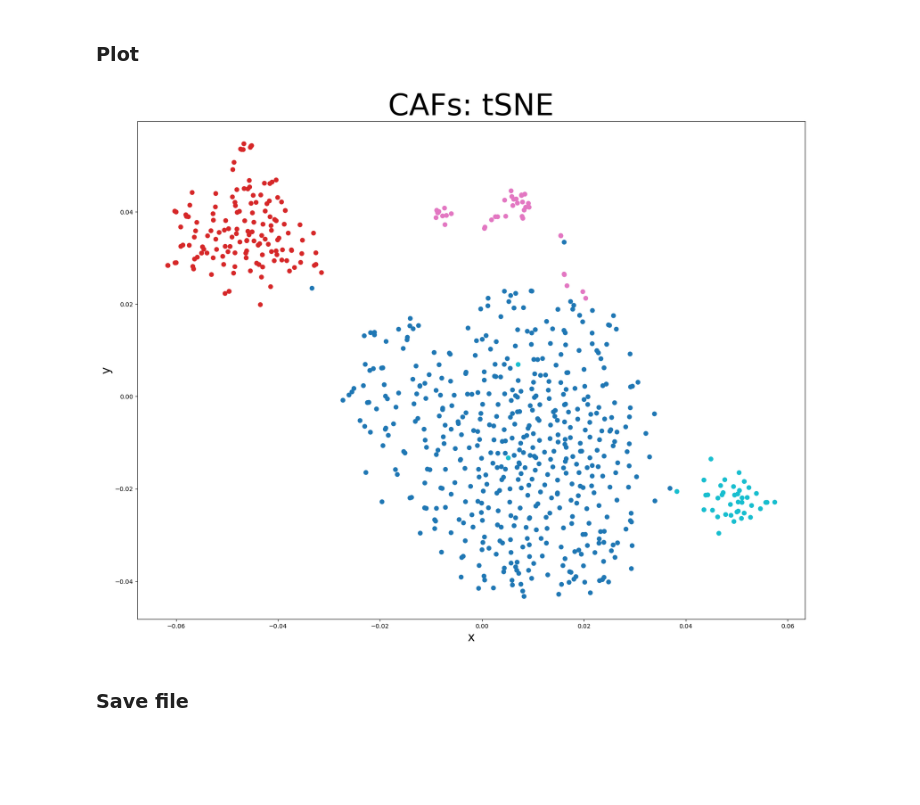
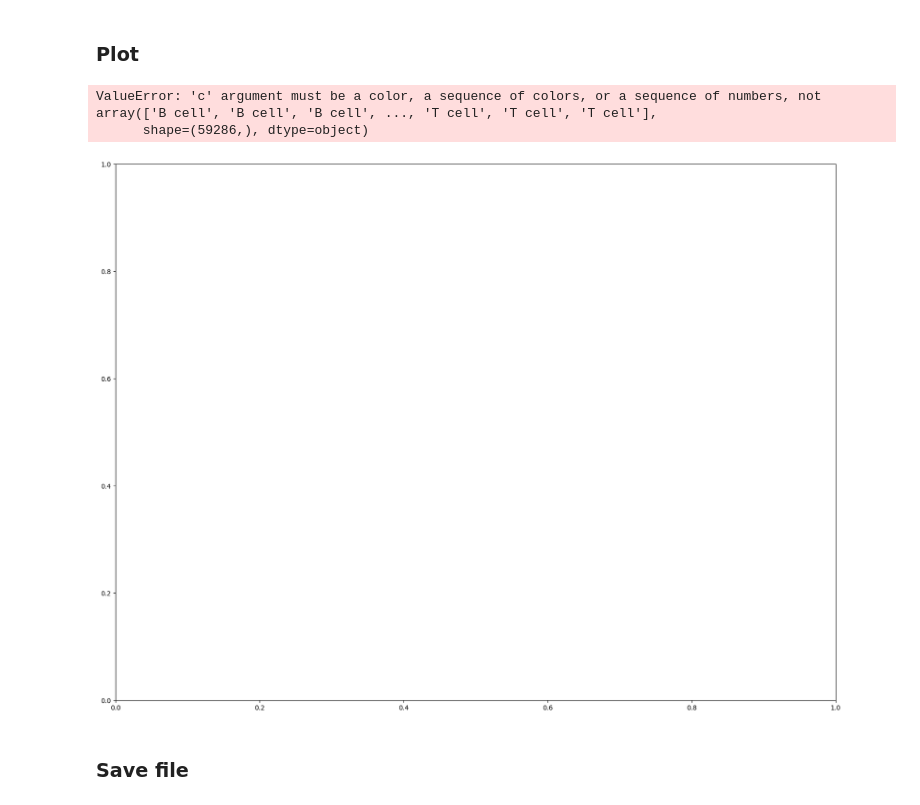
Before and after one commit to corinne-ort/drpaper25, a Jupyter notebook: create_embedding.ipynb, the cells around one changed output. Drawn from its saved outputs; the diff is of its cells as text; code cells hidden in the pictures; blank space fills up the shorter version.

```diff
--- a/create_embedding.ipynb
+++ b/create_embedding.ipynb
@@ -38,22 +48,28 @@ Dimensions of the  data set:
+# %%
+path = '/Users/corinne/Documents/GitHub/drpaper25/'
+X_train = np.load("data/"+ "hiv_70.npy")
+y_train = np.load("data/"+ "hiv_label.npy", allow_pickle=True)
 # %% [markdown]
 ### Embed ###
 # %%
-y = get_embedding(X_train, "tsne")
+y = get_embedding(X_train, "pacmap")
 # %% [markdown]
 ### Plot ###
 # %%
 plt.figure(figsize=(20,15))
 #colors = ['#0517b3','#b16ce6','#03934a','#36b4f7','#980503'] # cell mix
 #colors = ['#17329f','#98034c','#03934a','#6ebac3'] # CAFs
 #mapped_colors = [colors[int(value-1)] for value in y_train]
 #plt.scatter(y[:,0], y[:,1], s = 50, c=mapped_colors)
 plt.scatter(y[:,0], y[:,1], s = 50, c=y_train, cmap='tab10') # RNA
 # tSNE_PCA: \u03B1 = 0.75
-plt.title("CAFs: tSNE", fontsize = 50)
+plt.title("Kazer: PaCMAP", fontsize = 50)
 plt.xlabel("x", fontsize = 20); plt.ylabel("y", fontsize = 20)
 plt.show()
 # %% [output]
+ValueError: 'c' argument must be a color, a sequence of colors, or a sequence of numbers, not array(['B cell', 'B cell', 'B cell', ..., 'T cell', 'T cell', 'T cell'],
+      shape=(59286,), dtype=object)
-[figure, old version]
+[figure, new version]
 # %% [markdown]
 ### Save file ###
 # %%
```
Also changed, not shown: parts of 4 cells of this notebook, 15 other files.
